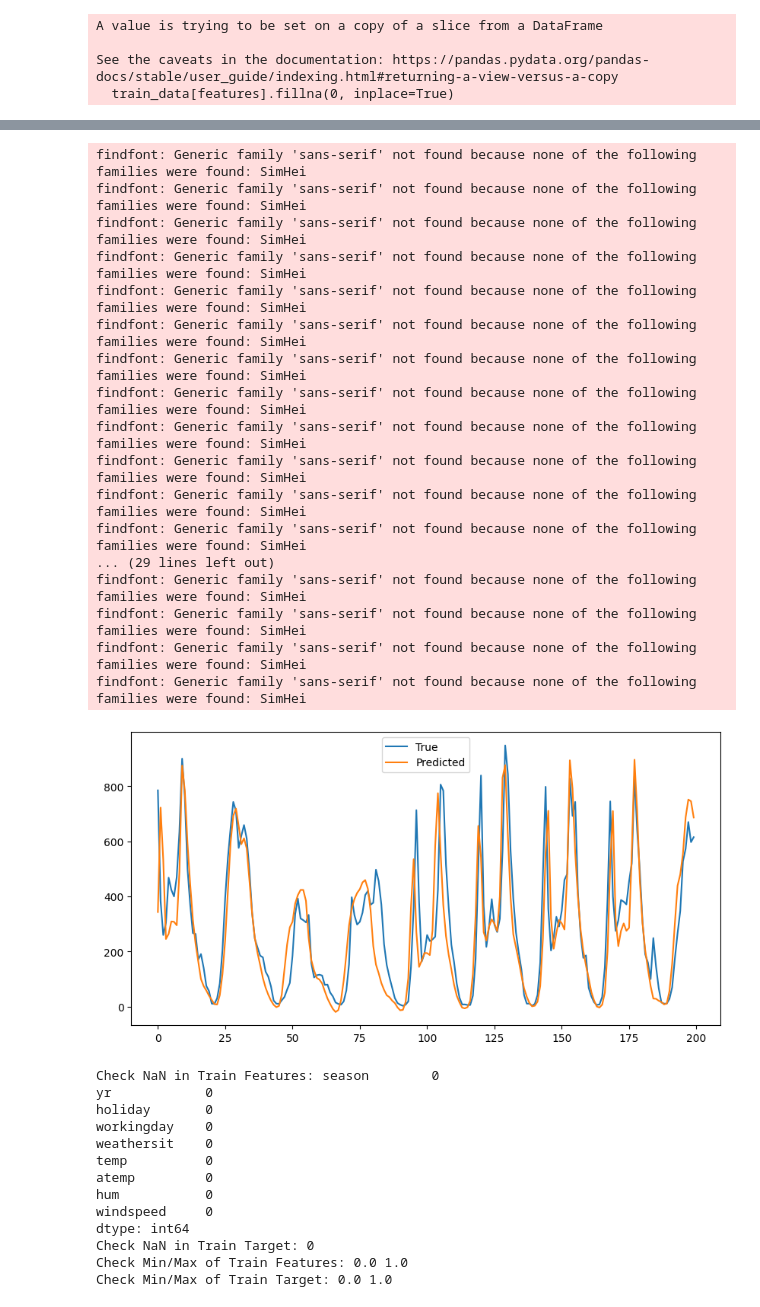
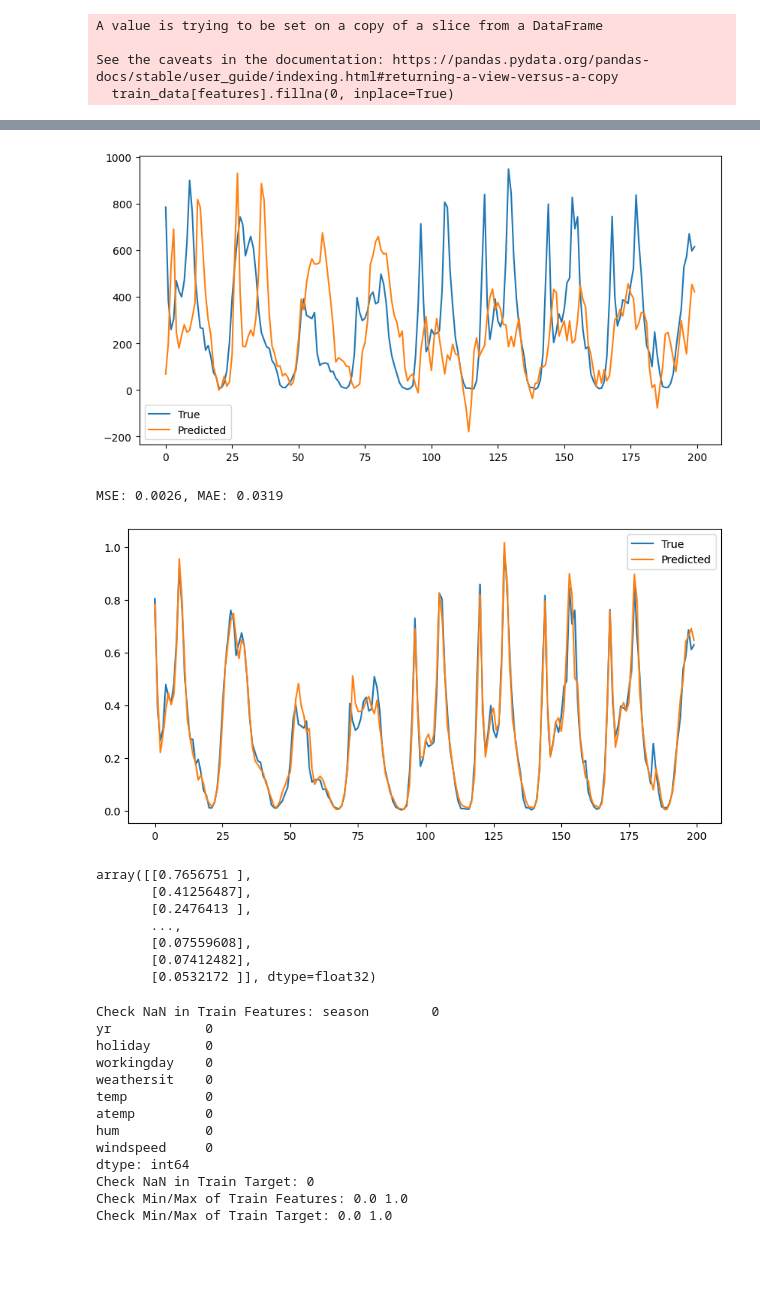
Before and after one commit to AmyIvan/2024_ML, a Jupyter notebook: LSTM/short.ipynb, the cells around one changed output, grey strips where cells are left out. Drawn from its saved outputs; the diff is of its cells as text; code cells hidden in the pictures; blank space fills up the shorter version.

```diff
--- a/LSTM/short.ipynb
+++ b/LSTM/short.ipynb
@@ -20,7 +20,7 @@ from torch.utils.data import Dataset, DataLoader
 
 # 参数设置
 look_back = 96  # 输入的历史时间步
-epochs = 50  # 迭代次数
+epochs = 500  # 迭代次数
 batch_size = 64  # 批量大小
 input_dim = 9  # 输入特征数
 hidden_dim = 64  # 隐藏层神经元数
@@ -37,7 +37,8 @@ train_data = pd.read_csv(data_path + 'train_data.csv')
 test_data = pd.read_csv(data_path + 'test_data.csv')
 
 # 选择特征和目标列
-features = ['season', 'yr', 'holiday', 'workingday', 'weathersit', 'temp', 'atemp', 'hum', 'windspeed']
+# features = ['season', 'holiday', 'workingday', 'weathersit', 'temp', 'atemp', 'hum', 'windspeed']
+features = [  'temp', 'atemp', 'hum', 'windspeed']
 target = 'cnt'
 
 train_data[features].fillna(0, inplace=True)
@@ -56,13 +57,15 @@ test_data[target] = scaler_target.transform(test_data[[target]])
 train_data[features] = train_data[features].fillna(train_data[features].mean())
 test_data[features] = test_data[features].fillna(test_data[features].mean())
 
+features = ['season', 'cnt', 'holiday', 'workingday', 'weathersit', 'temp', 'atemp', 'hum', 'windspeed']
+
 
 # 构建时间序列数据
 def create_sequences(data, features, target, look_back):
     X, y = [], []
-    for i in range(len(data) - look_back):
+    for i in range(0, len(data) - 2 * look_back, 96):
         X.append(data[features].iloc[i:i + look_back].values)
-        y.append(data[target].iloc[i + look_back])
+        y.append(data[target].iloc[i + look_back:i + 2 * look_back].values)
     return np.array(X), np.array(y)
 
 X_train, y_train = create_sequences(train_data, features, target, look_back)
@@ -70,9 +73,9 @@ X_test, y_test = create_sequences(test_data, features, target, look_back)
 
 # 转换为 PyTorch Tensor
 X_train = torch.tensor(X_train, dtype=torch.float32)
-y_train = torch.tensor(y_train, dtype=torch.float32).unsqueeze(1)
+y_train = torch.tensor(y_train, dtype=torch.float32)#.unsqueeze(1)
 X_test = torch.tensor(X_test, dtype=torch.float32)
-y_test = torch.tensor(y_test, dtype=torch.float32).unsqueeze(1)
+y_test = torch.tensor(y_test, dtype=torch.float32)#.unsqueeze(1)
 
 # 数据加载器
 train_dataset = torch.utils.data.TensorDataset(X_train, y_train)
@@ -85,16 +88,18 @@ class LSTMModel(nn.Module):
     def __init__(self, input_dim, hidden_dim, output_dim, num_layers, dropout):
         super(LSTMModel, self).__init__()
         self.lstm = nn.LSTM(input_dim, hidden_dim, num_layers, batch_first=True, dropout=dropout)
-        self.fc = nn.Linear(hidden_dim, output_dim)
+        self.fc1 = nn.Linear(hidden_dim, output_dim*2)
+        self.fc2 = nn.Linear(output_dim*2, output_dim)
 
     def forward(self, x):
         out, _ = self.lstm(x)
-        out = self.fc(out[:, -1, :])  # 取最后时间步的输出
+        out = self.fc1(out[:, -1, :])
+        out = self.fc2(out)  # 取最后时间步的输出
         return out
 
 # 初始化模型
 device = torch.device("cuda" if torch.cuda.is_available() else "cpu")
-model = LSTMModel(input_dim=input_dim, hidden_dim=hidden_dim, output_dim=1, num_layers=num_layers, dropout=dropout)
+model = LSTMModel(input_dim=input_dim, hidden_dim=hidden_dim, output_dim=96, num_layers=num_layers, dropout=dropout)
 model = model.to(device)
 
 # 初始化权重
@@ -155,6 +160,9 @@ with torch.no_grad():
 predictions = scaler_target.inverse_transform(np.array(predictions).reshape(-1, 1))
 actuals = scaler_target.inverse_transform(np.array(actuals).reshape(-1, 1))
 
+# predictions = scaler_target.inverse_transform(np.array(predictions).reshape(-1, 1))
+# actuals = scaler_target.inverse_transform(np.array(actuals).reshape(-1, 1))
+
 # 评估
 mse = mean_squared_error(actuals, predictions)
 mae = mean_absolute_error(actuals, predictions)
@@ -210,21 +199,35 @@ MSE: 15939.6943, MAE: 81.4289
-findfont: Generic family 'sans-serif' not found because none of the following families were found: SimHei
-findfont: Generic family 'sans-serif' not found because none of the following families were found: SimHei
-findfont: Generic family 'sans-serif' not found because none of the following families were found: SimHei
-findfont: Generic family 'sans-serif' not found because none of the following families were found: SimHei
-findfont: Generic family 'sans-serif' not found because none of the following families were found: SimHei
-findfont: Generic family 'sans-serif' not found because none of the following families were found: SimHei
-findfont: Generic family 'sans-serif' not found because none of the following families were found: SimHei
-findfont: Generic family 'sans-serif' not found because none of the following families were found: SimHei
-findfont: Generic family 'sans-serif' not found because none of the following families were found: SimHei
-findfont: Generic family 'sans-serif' not found because none of the following families were found: SimHei
-findfont: Generic family 'sans-serif' not found because none of the following families were found: SimHei
-findfont: Generic family 'sans-serif' not found because none of the following families were found: SimHei
-... (29 lines left out)
-findfont: Generic family 'sans-serif' not found because none of the following families were found: SimHei
-findfont: Generic family 'sans-serif' not found because none of the following families were found: SimHei
-findfont: Generic family 'sans-serif' not found because none of the following families were found: SimHei
-findfont: Generic family 'sans-serif' not found because none of the following families were found: SimHei
-[figure, old version]
+[figure, new version]
+# %%
+predictions = scaler_target.inverse_transform(np.array(predictions).reshape(-1, 1))
+actuals = scaler_target.inverse_transform(np.array(actuals).reshape(-1, 1))
+
+predictions = scaler_target.inverse_transform(np.array(predictions).reshape(-1, 1))
+actuals = scaler_target.inverse_transform(np.array(actuals).reshape(-1, 1))
+
+# 评估
+mse = mean_squared_error(actuals, predictions)
+mae = mean_absolute_error(actuals, predictions)
+print(f"MSE: {mse:.4f}, MAE: {mae:.4f}")
+
+# 可视化结果
+plt.figure(figsize=(10, 5))
+plt.plot(actuals[:200], label="True")
+plt.plot(predictions[:200], label="Predicted")
+plt.legend()
+plt.show()
+# %% [output]
+MSE: 0.0026, MAE: 0.0319
+[figure, added]
+# %%
+predictions
+# %% [output]
+array([[0.7656751 ],
+       [0.41256487],
+       [0.2476413 ],
+       ...,
+       [0.07559608],
+       [0.07412482],
+       [0.0532172 ]], dtype=float32)
 # %%
 print("Check NaN in Train Features:", train_data[features].isnull().sum())
 print("Check NaN in Train Target:", train_data[target].isnull().sum())
```
Also changed, not shown: parts of 2 cells of this notebook, 2 other files.
